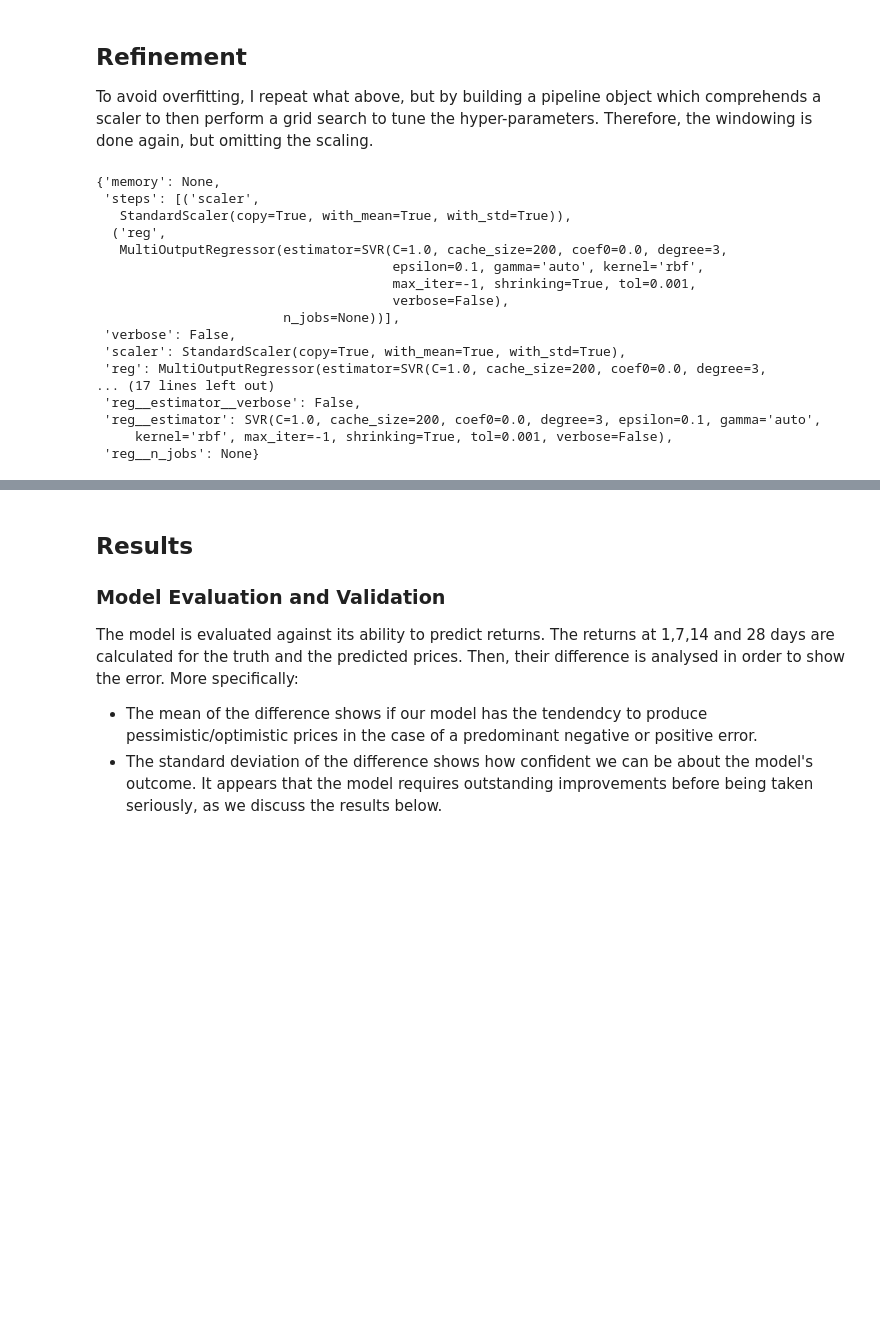
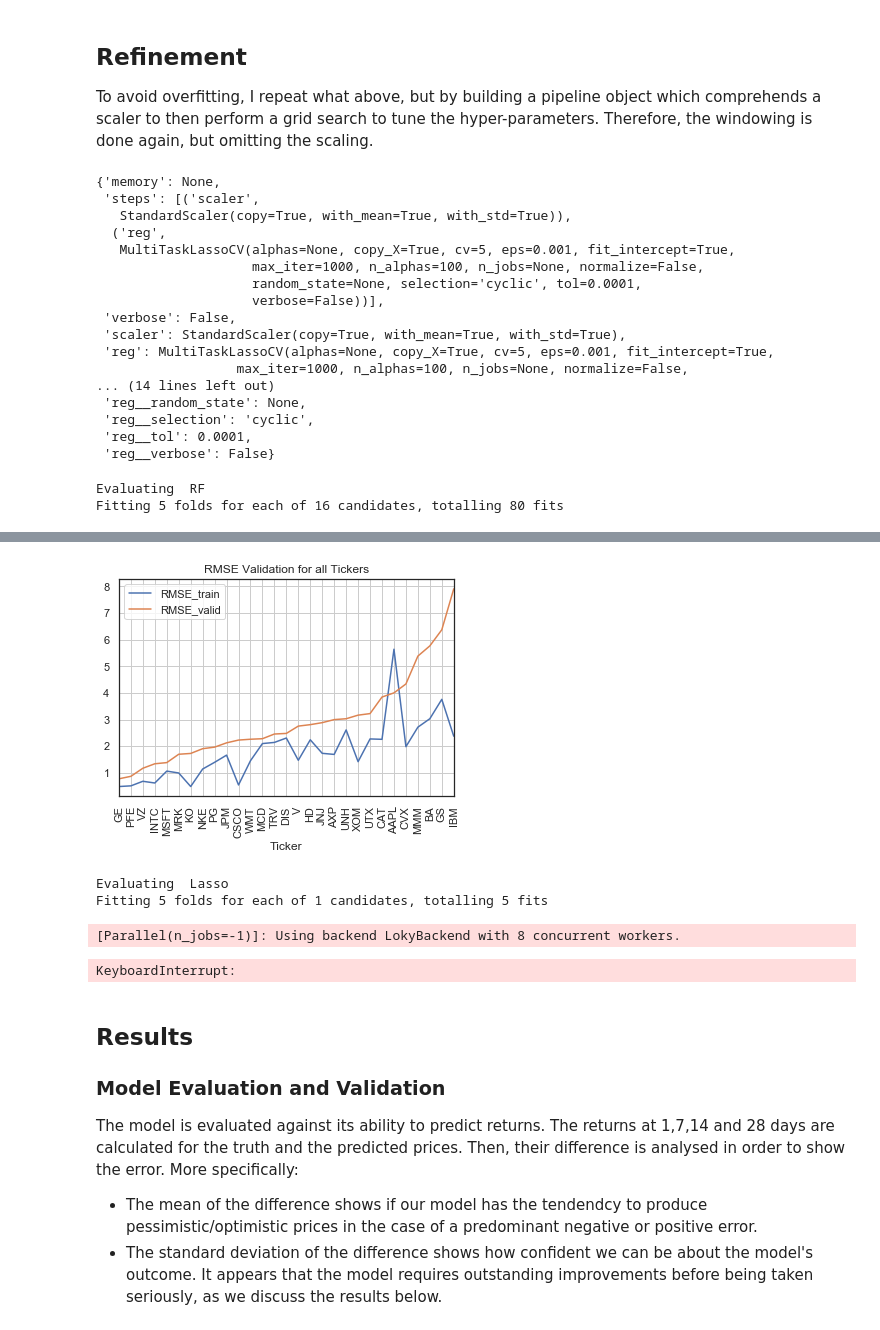
Before and after one commit to claudiocmp/dsnd-spi, a Jupyter notebook: nbooks/03_project-Copy2.ipynb, the cells around one changed output, grey strips where cells are left out. Cells and saved outputs as stored; diff of their text form; code cells hidden in the pictures; blank space fills up the shorter version.

```diff
--- a/nbooks/03_project-Copy2.ipynb
+++ b/nbooks/03_project-Copy2.ipynb
@@ -594,10 +594,10 @@ p1 = Pipeline([
     ('reg', RandomForestRegressor())
 ])
 s1 = {
-    'reg__n_estimators':[10,15,20],
-    'reg__max_depth':[8,10,12],
-    'reg__min_samples_leaf':[2,3,4],
-    'reg__min_samples_split':[4,5,6]
+    'reg__n_estimators':[10,15],
+    'reg__max_depth':[8,12],
+    'reg__min_samples_leaf':[2,3],
+    'reg__min_samples_split':[4,5]
 }
 p2 = Pipeline([
     ('scaler', StandardScaler()),
@@ -620,8 +620,7 @@ p4 = Pipeline([
     ('reg', MultiTaskLassoCV(cv=5))
 ])
 s4 = {
-    'reg__eps': [0.001,0.003],
-    'reg__estimator__epsilon': [0.3,0.1],
+    'reg__eps': [0.001],
 }
 p5 = Pipeline([
     ('scaler', StandardScaler()),
@@ -631,45 +630,49 @@ s5 = {
     'reg__eps': [0.001]
 }
 
-p3.get_params()
+p4.get_params()
 # %% [output]
 {'memory': None,
  'steps': [('scaler',
    StandardScaler(copy=True, with_mean=True, with_std=True)),
   ('reg',
-   MultiOutputRegressor(estimator=SVR(C=1.0, cache_size=200, coef0=0.0, degree=3,
-                                      epsilon=0.1, gamma='auto', kernel='rbf',
-                                      max_iter=-1, shrinking=True, tol=0.001,
-                                      verbose=False),
-                        n_jobs=None))],
+   MultiTaskLassoCV(alphas=None, copy_X=True, cv=5, eps=0.001, fit_intercept=True,
+                    max_iter=1000, n_alphas=100, n_jobs=None, normalize=False,
+                    random_state=None, selection='cyclic', tol=0.0001,
+                    verbose=False))],
  'verbose': False,
  'scaler': StandardScaler(copy=True, with_mean=True, with_std=True),
- 'reg': MultiOutputRegressor(estimator=SVR(C=1.0, cache_size=200, coef0=0.0, degree=3,
-... (17 lines left out)
- 'reg__estimator__verbose': False,
- 'reg__estimator': SVR(C=1.0, cache_size=200, coef0=0.0, degree=3, epsilon=0.1, gamma='auto',
-     kernel='rbf', max_iter=-1, shrinking=True, tol=0.001, verbose=False),
- 'reg__n_jobs': None}
+ 'reg': MultiTaskLassoCV(alphas=None, copy_X=True, cv=5, eps=0.001, fit_intercept=True,
+                  max_iter=1000, n_alphas=100, n_jobs=None, normalize=False,
+... (14 lines left out)
+ 'reg__random_state': None,
+ 'reg__selection': 'cyclic',
+ 'reg__tol': 0.0001,
+ 'reg__verbose': False}
 # %%
 pipelines = {'RF'   :p1,
-             'SGD'  :p2,
+#              'SGD'  :p2,
 #              'SVR'  :p3,
              'Lasso':p4,
-             'Ridge':p5
+#              'Ridge':p5
             }
 parameters= {'RF'   :s1,
-             'SGD'  :s2,
+#              'SGD'  :s2,
 #              'SVR'  :s3,
              'Lasso':s4,
-             'Ridge':s5
+#              'Ridge':s5
             }
 # %%
 gmodels = {}
 gresults = {}
 # %%
 for name in pipelines.keys():
-    gs = GridSearchCV(pipelines[name], param_grid=parameters[name], scoring='neg_mean_squared_error', cv=10)
+    print("Evaluating ",name)
+    gs = GridSearchCV(pipelines[name], param_grid=parameters[name], scoring='neg_mean_squared_error', cv=5, verbose=True, n_jobs=-1)
     gs = fit_on_all_data(gs, X, y)
     ext = gs.best_estimator_
     gresults[name] = validate_on_all_data(ext)
     gmodels[name] = ext
+# %% [output]
+Evaluating  RF
+Fitting 5 folds for each of 16 candidates, totalling 80 fits
@@ -676,2 +682,14 @@ for name in pipelines.keys():
+[figure, added]
+Evaluating  Lasso
+Fitting 5 folds for each of 1 candidates, totalling 5 fits
+[Parallel(n_jobs=-1)]: Using backend LokyBackend with 8 concurrent workers.
+# %%
+gs = GridSearchCV(p4, param_grid=s4, scoring='neg_mean_squared_error', cv=5)
+gs = fit_on_all_data(gs, X, y)
+ext = gs.best_estimator_
+gresults[name] = validate_on_all_data(ext)
+gmodels[name] = ext
+# %% [output]
+KeyboardInterrupt:
 # %%
 pp_fnames = {'RF'   :'p1.p',
```
Also changed, not shown: parts of 2 cells of this notebook, 2 other files.
